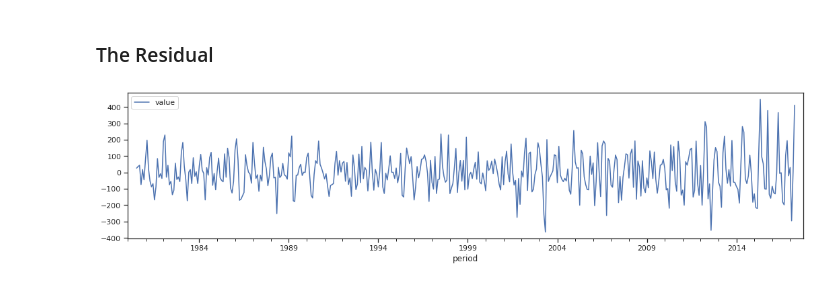
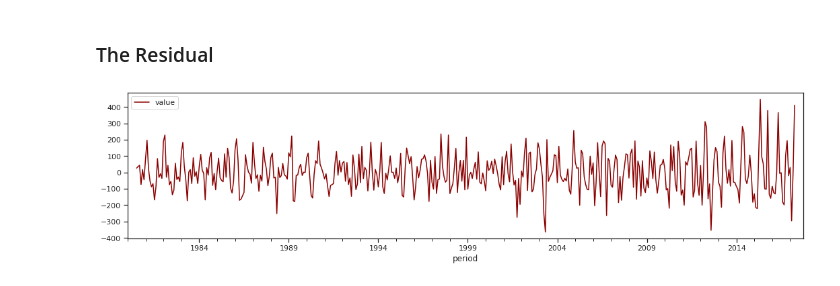
Before and after one commit to castudil/Machine-Learning, a Jupyter notebook: look-into-the-data.ipynb, the cells around one changed output. Drawn from its saved outputs; the diff is of its cells as text; code cells hidden in the pictures.

```diff
--- a/look-into-the-data.ipynb
+++ b/look-into-the-data.ipynb
@@ -159,10 +189,11 @@ plt.savefig('images/intro-seasonality-zoom.png');
 # %% [markdown]
 ### The Residual
 # %%
+## finalmente gráfica vamos los elementos residuales
 fig, ax = plt.subplots(figsize=(18,4))
-residual.plot(ax=ax, legend="seasonality")
+residual.plot(ax=ax, legend="seasonality", color="darkred") ## Y se utiliza el objeto residual que se obtuvo en la descomposición de la serie
 plt.legend(loc='upper left')
 
 plt.savefig('images/intro-residual.png');
 # %% [output]
-[figure, old version]
+[figure, new version]
```
Also changed, not shown: parts of 11 cells of this notebook.
